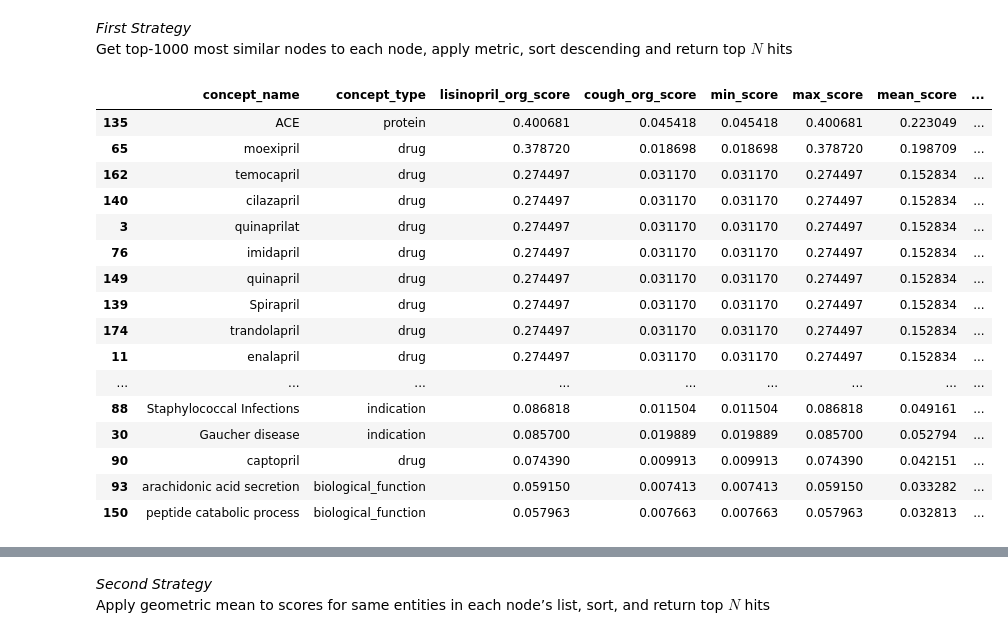
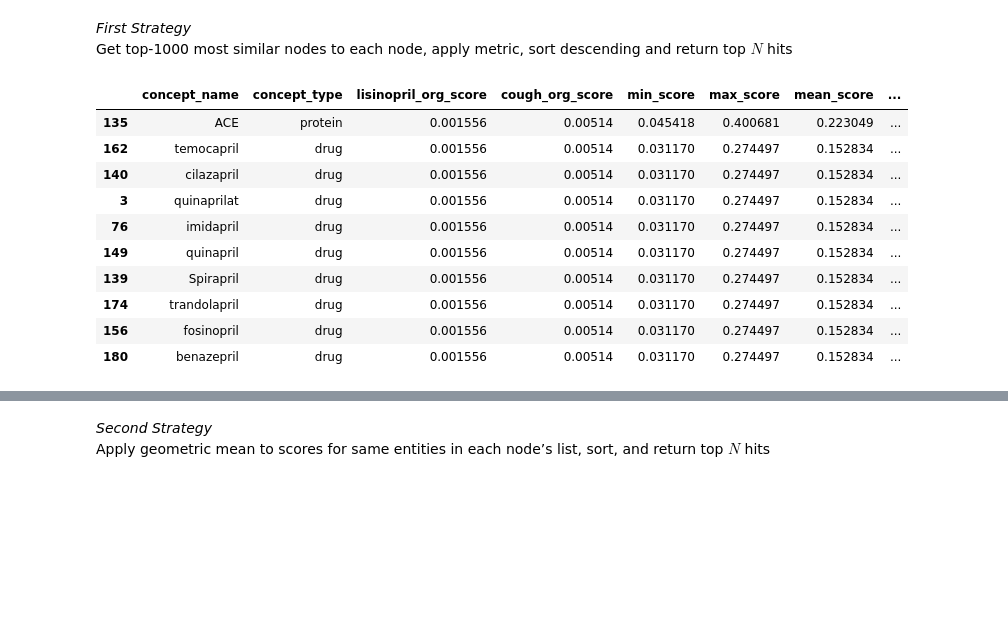
Before and after one commit to callahantiff/multiscale-interactome, a Jupyter notebook: experiments/experiment1.ipynb, the cells around one changed output, grey strips where cells are left out. Saved outputs shown, nothing was run; the diff lists cells and outputs as text; code cells hidden in the pictures; blank space fills up the shorter version.

```diff
--- a/experiments/experiment1.ipynb
+++ b/experiments/experiment1.ipynb
@@ -86,8 +86,8 @@ plt.style.use('ggplot')
 # %%
 # read in needed data
 dp_matrix = np.load("../results/msi_diffusion_profile_matrix.npy")
-# dp_matrix_adj = np.load("../results/msi_diffusion_profile_matrix_adjusted.npy")
+dp_matrix_adj = np.load("../results/msi_diffusion_profile_matrix_adjusted.npy")
 node_idx_dict = pickle.load(open("../results/msi_diffusion_profile_matrix_index_ids.npy", "rb"))
 node_labels = pickle.load(open("../results/msi_graph_node2name.pkl", "rb"))
 node_types = pickle.load(open("../results/msi_graph_node2type.pkl", "rb"))
-# msi_graph = pickle.load(open("../results/msi_graph.pkl", "rb"))
+msi_graph = pickle.load(open("../results/msi_graph.pkl", "rb"))
@@ -645,25 +616,27 @@ df_sim_overlap = pd.DataFrame(data={
+# %%
+# create a Pandas DataFrame that contains the overlapping results
+df_sim_overlap = get_overlapping_concepts(
+    lis_top_1000_sim, cough_top_1000_sim,
+    node_idx_dict, node_types, node_labels, "lisinopril", "cough")
+
+# write data drame
+df_sim_overlap.to_csv('experiment1_similarity_overlap_selfimp_top1000.tsv', sep='\t', index=False, header=True)
 # %%
 # sort by score
-var = 'max_score'
+var = 'geometric_mean_score'
 df_sim_overlap.sort_values(by=var, ascending=False, inplace=True)
-df_sim_overlap.head(n=25)
+df_sim_overlap.head(n=10)
 # %% [output]
 |  | concept_name | concept_type | lisinopril_org_score | cough_org_score | min_score | max_score | mean_score | ... |
-| 135 | ACE | protein | 0.400681 | 0.045418 | 0.045418 | 0.400681 | 0.223049 | ... |
-| 65 | moexipril | drug | 0.378720 | 0.018698 | 0.018698 | 0.378720 | 0.198709 | ... |
-| 162 | temocapril | drug | 0.274497 | 0.031170 | 0.031170 | 0.274497 | 0.152834 | ... |
-| 140 | cilazapril | drug | 0.274497 | 0.031170 | 0.031170 | 0.274497 | 0.152834 | ... |
-| 3 | quinaprilat | drug | 0.274497 | 0.031170 | 0.031170 | 0.274497 | 0.152834 | ... |
-| 76 | imidapril | drug | 0.274497 | 0.031170 | 0.031170 | 0.274497 | 0.152834 | ... |
-| 149 | quinapril | drug | 0.274497 | 0.031170 | 0.031170 | 0.274497 | 0.152834 | ... |
-| 139 | Spirapril | drug | 0.274497 | 0.031170 | 0.031170 | 0.274497 | 0.152834 | ... |
-| 174 | trandolapril | drug | 0.274497 | 0.031170 | 0.031170 | 0.274497 | 0.152834 | ... |
-| 11 | enalapril | drug | 0.274497 | 0.031170 | 0.031170 | 0.274497 | 0.152834 | ... |
-| ... | ... | ... | ... | ... | ... | ... | ... | ... |
-| 88 | Staphylococcal Infections | indication | 0.086818 | 0.011504 | 0.011504 | 0.086818 | 0.049161 | ... |
-| 30 | Gaucher disease | indication | 0.085700 | 0.019889 | 0.019889 | 0.085700 | 0.052794 | ... |
-| 90 | captopril | drug | 0.074390 | 0.009913 | 0.009913 | 0.074390 | 0.042151 | ... |
-| 93 | arachidonic acid secretion | biological_function | 0.059150 | 0.007413 | 0.007413 | 0.059150 | 0.033282 | ... |
-| 150 | peptide catabolic process | biological_function | 0.057963 | 0.007663 | 0.007663 | 0.057963 | 0.032813 | ... |
+| 135 | ACE | protein | 0.001556 | 0.00514 | 0.045418 | 0.400681 | 0.223049 | ... |
+| 162 | temocapril | drug | 0.001556 | 0.00514 | 0.031170 | 0.274497 | 0.152834 | ... |
+| 140 | cilazapril | drug | 0.001556 | 0.00514 | 0.031170 | 0.274497 | 0.152834 | ... |
+| 3 | quinaprilat | drug | 0.001556 | 0.00514 | 0.031170 | 0.274497 | 0.152834 | ... |
+| 76 | imidapril | drug | 0.001556 | 0.00514 | 0.031170 | 0.274497 | 0.152834 | ... |
+| 149 | quinapril | drug | 0.001556 | 0.00514 | 0.031170 | 0.274497 | 0.152834 | ... |
+| 139 | Spirapril | drug | 0.001556 | 0.00514 | 0.031170 | 0.274497 | 0.152834 | ... |
+| 174 | trandolapril | drug | 0.001556 | 0.00514 | 0.031170 | 0.274497 | 0.152834 | ... |
+| 156 | fosinopril | drug | 0.001556 | 0.00514 | 0.031170 | 0.274497 | 0.152834 | ... |
+| 180 | benazepril | drug | 0.001556 | 0.00514 | 0.031170 | 0.274497 | 0.152834 | ... |
 # %%
 # sorting by node type and score
```
Also changed, not shown: parts of 21 cells of this notebook.
